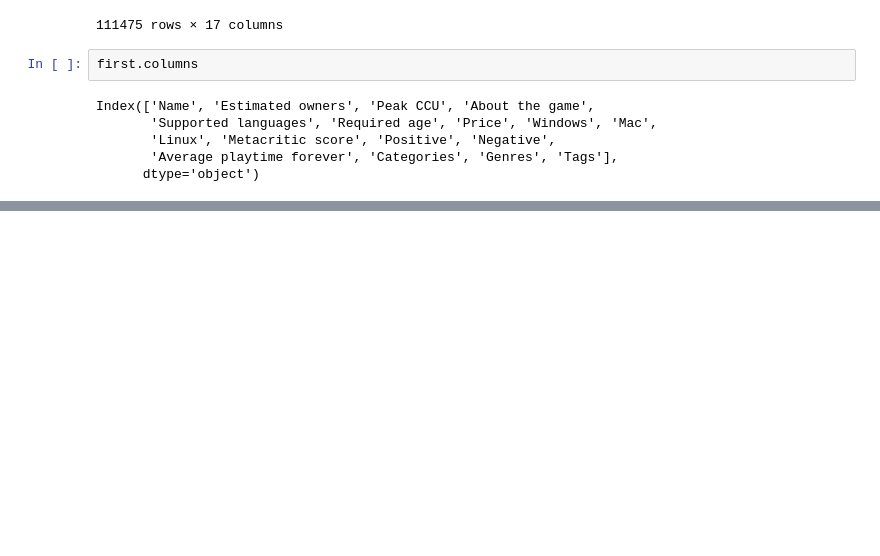
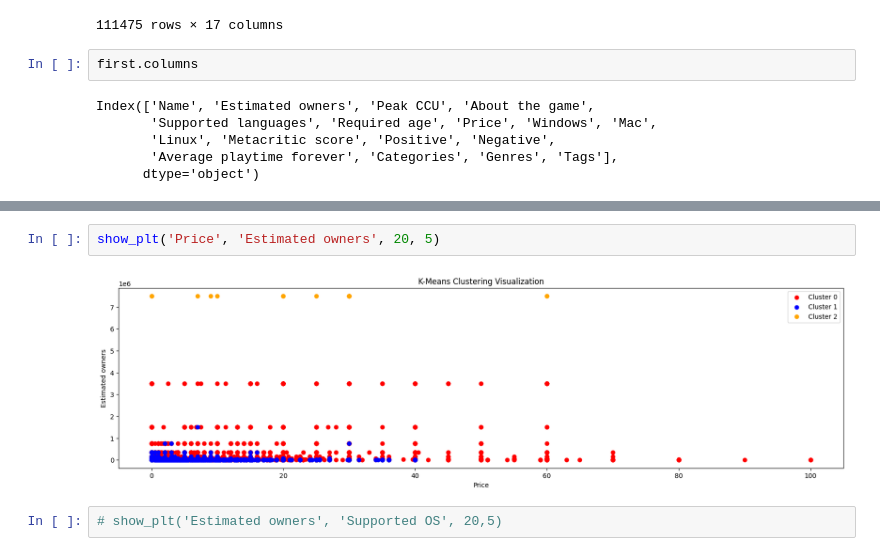
Before and after one commit to DhaniAM/k-means-clustering-TA, a Jupyter notebook: Analisa.ipynb, the cells around one changed output, grey strips where cells are left out. Saved outputs shown, nothing was run; the diff lists cells and outputs as text; blank space fills up the shorter version.

```diff
--- a/Analisa.ipynb
+++ b/Analisa.ipynb
@@ -264,0 +328,6 @@ process_cluster(5)
+# %%
+show_plt('Price', 'Estimated owners', 20, 5)
+# %% [output]
+[figure, added]
+# %%
+# show_plt('Estimated owners', 'Supported OS', 20,5)
```
Also changed, not shown: parts of 26 cells of this notebook.
